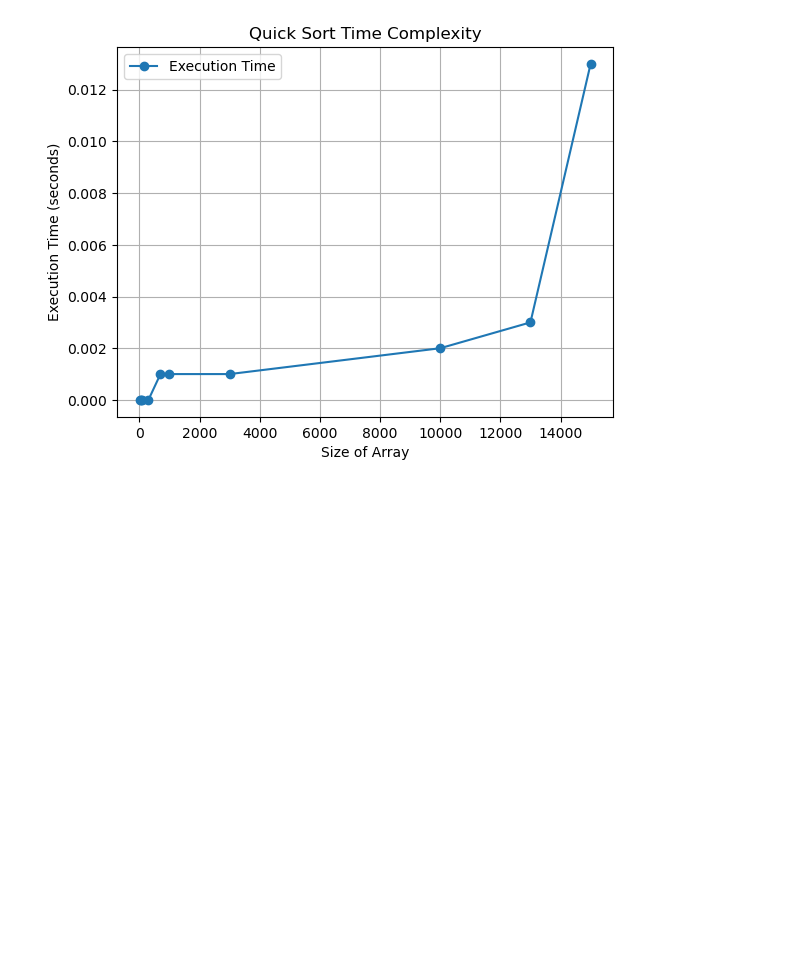
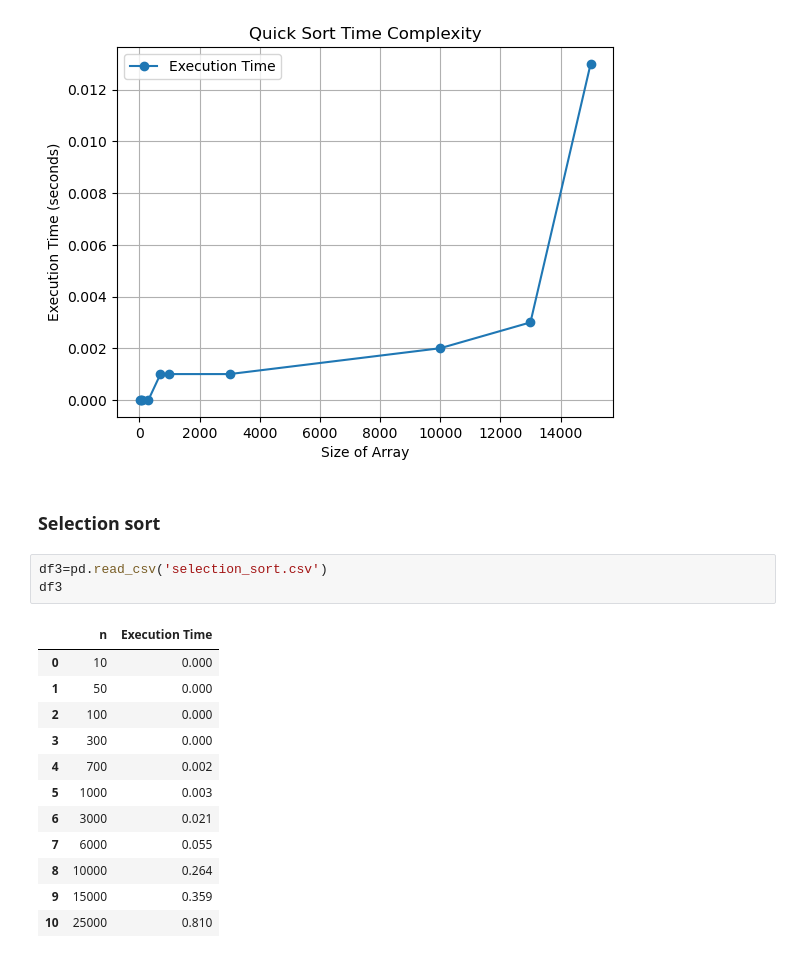
Before and after one commit to lakshaybansal013-gif/ADA_Projects_File, a Jupyter notebook: sorting_graphs.ipynb, the cells around one changed output. Saved outputs shown, nothing was run; the diff lists cells and outputs as text; blank space fills up the shorter version.

```diff
--- a/sorting_graphs.ipynb
+++ b/sorting_graphs.ipynb
@@ -84,3 +84,21 @@ plt.grid(True)
 plt.show()
 # %% [output]
 [figure]
+# %% [markdown]
+### Selection sort
+# %%
+df3=pd.read_csv('selection_sort.csv')
+df3
+# %% [output]
+|  | n | Execution Time |
+| 0 | 10 | 0.000 |
+| 1 | 50 | 0.000 |
+| 2 | 100 | 0.000 |
+| 3 | 300 | 0.000 |
+| 4 | 700 | 0.002 |
+| 5 | 1000 | 0.003 |
+| 6 | 3000 | 0.021 |
+| 7 | 6000 | 0.055 |
+| 8 | 10000 | 0.264 |
+| 9 | 15000 | 0.359 |
+| 10 | 25000 | 0.810 |
```
Also changed, not shown: parts of 1 cell of this notebook, 2 other files.
